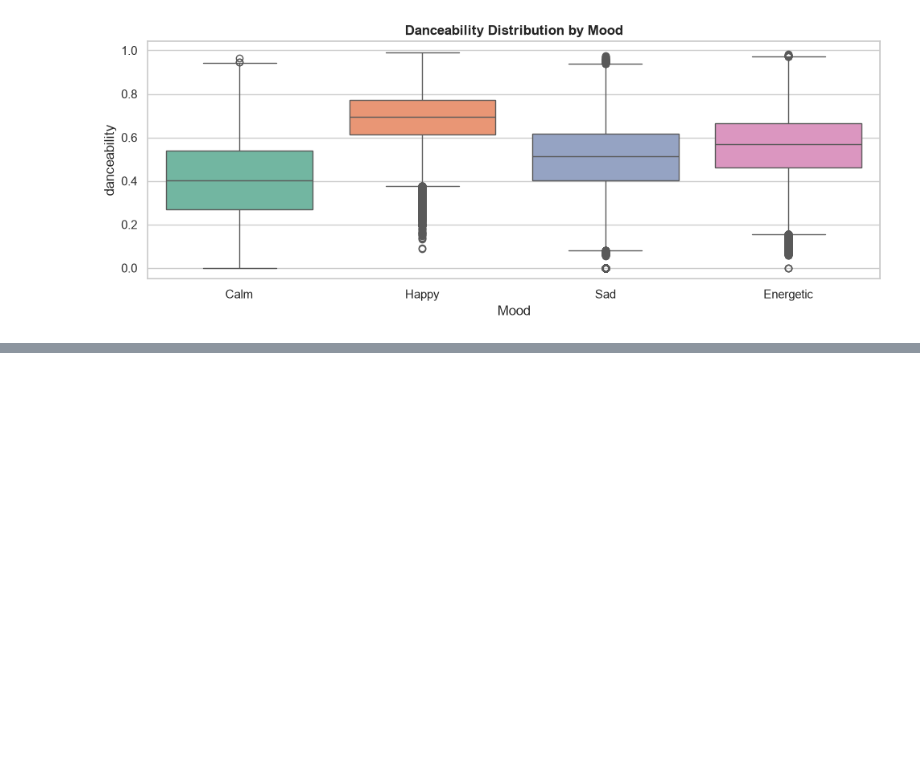
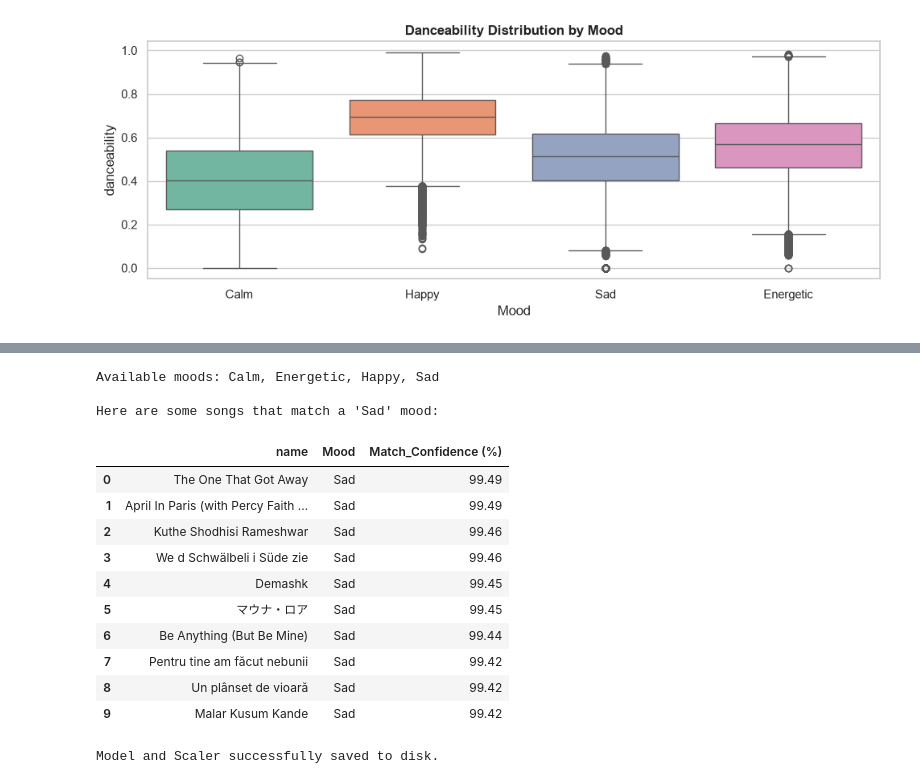
Before and after one commit to ameeri-14/AI-Music-Recommendation, a Jupyter notebook: AI_Music_Project.ipynb, the cells around one changed output, grey strips where cells are left out. Cells and saved outputs as stored; diff of their text form; code cells hidden in the pictures; blank space fills up the shorter version.

```diff
--- a/AI_Music_Project.ipynb
+++ b/AI_Music_Project.ipynb
@@ -482,0 +509,58 @@ Sample Predictions (n=20) | Positive Class = 'Happy'
+# %%
+def recommend_songs(mood, df, model, scaler, label_encoder, feature_cols, top_n=10):
+    """Recommend the top_n songs for a given mood: filter to that mood, then rank by
+    the model's predicted confidence for that class."""
+    mood_clean = mood.strip().title()
+    available_moods = list(label_encoder.classes_)
+    if mood_clean not in available_moods:
+        raise ValueError(f"Unknown mood '{mood}'. Choose from: {available_moods}")
+
+    filtered = df[df['Mood'] == mood_clean].copy()
+    if filtered.empty:
+        raise ValueError(f"No songs found in the dataset labeled '{mood_clean}'.")
+
+    X_filtered_scaled = scaler.transform(filtered[feature_cols])
+    probs = model.predict_proba(X_filtered_scaled)
+    mood_idx = available_moods.index(mood_clean)
+    filtered['Match_Confidence (%)'] = (probs[:, mood_idx] * 100).round(2)
+
+    top_songs = filtered.sort_values('Match_Confidence (%)', ascending=False).head(top_n)
+    cols_to_show = [c for c in ['name', 'Mood', 'Match_Confidence (%)'] if c in top_songs.columns]
+    return top_songs[cols_to_show].reset_index(drop=True)
+# %%
+available_moods = list(label_encoder.classes_)
+print(f"Available moods: {', '.join(available_moods)}")
+
+user_mood = input("How are you feeling right now? ")
+
+try:
+    recommendations = recommend_songs(user_mood, df, rf_model, scaler, label_encoder, feature_cols, top_n=10)
+    print(f"\nHere are some songs that match a '{user_mood.strip().title()}' mood:")
+    display(recommendations)
+except ValueError as e:
+    print(e)
+# %% [output]
+Available moods: Calm, Energetic, Happy, Sad
+
+Here are some songs that match a 'Sad' mood:
+|  | name | Mood | Match_Confidence (%) |
+| 0 | The One That Got Away | Sad | 99.49 |
+| 1 | April In Paris (with Percy Faith ... | Sad | 99.49 |
+| 2 | Kuthe Shodhisi Rameshwar | Sad | 99.46 |
+| 3 | We d Schwälbeli i Süde zie | Sad | 99.46 |
+| 4 | Demashk | Sad | 99.45 |
+| 5 | マウナ・ロア | Sad | 99.45 |
+| 6 | Be Anything (But Be Mine) | Sad | 99.44 |
+| 7 | Pentru tine am făcut nebunii | Sad | 99.42 |
+| 8 | Un plânset de vioară | Sad | 99.42 |
+| 9 | Malar Kusum Kande | Sad | 99.42 |
+# %%
+import joblib
+
+# Save the trained Random Forest model and scaler
+joblib.dump(rf_model, 'random_forest_mood_model.pkl')
+joblib.dump(scaler, 'scaler.pkl')
+
+print("Model and Scaler successfully saved to disk.")
+# %% [output]
+Model and Scaler successfully saved to disk.
```
Also changed, not shown: parts of 6 cells of this notebook, 2 other files.
